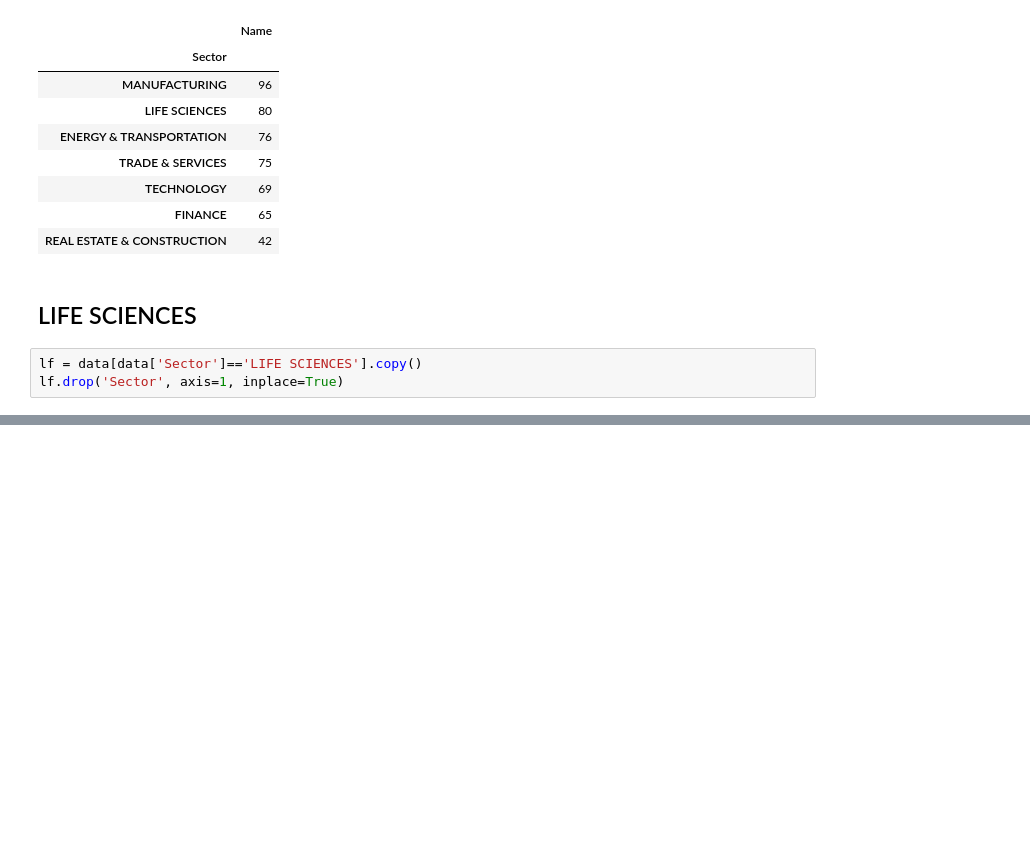
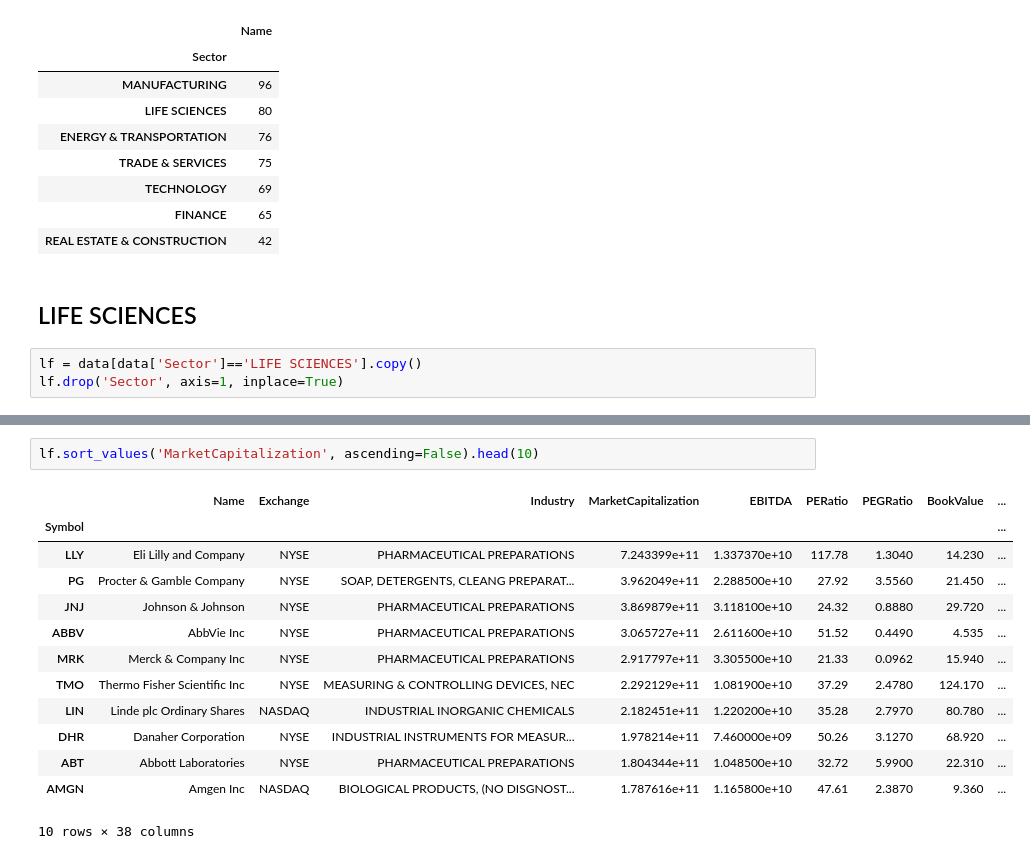
Before and after one commit to fadeeva/stock_market_research, a Jupyter notebook: Portfolio/Search_Review/Sectors_Review.ipynb, the cells around one changed output, grey strips where cells are left out. Cells and saved outputs as stored; diff of their text form; blank space fills up the shorter version.

```diff
--- a/Portfolio/Search_Review/Sectors_Review.ipynb
+++ b/Portfolio/Search_Review/Sectors_Review.ipynb
@@ -78,0 +101,16 @@ lf.head()
+# %%
+lf.sort_values('MarketCapitalization', ascending=False).head(10)
+# %% [output]
+|  | Name | Exchange | Industry | MarketCapitalization | EBITDA | PERatio | PEGRatio | BookValue | ... |
+| Symbol |  |  |  |  |  |  |  |  | ... |
+| LLY | Eli Lilly and Company | NYSE | PHARMACEUTICAL PREPARATIONS | 7.243399e+11 | 1.337370e+10 | 117.78 | 1.3040 | 14.230 | ... |
+| PG | Procter & Gamble Company | NYSE | SOAP, DETERGENTS, CLEANG PREPARAT... | 3.962049e+11 | 2.288500e+10 | 27.92 | 3.5560 | 21.450 | ... |
+| JNJ | Johnson & Johnson | NYSE | PHARMACEUTICAL PREPARATIONS | 3.869879e+11 | 3.118100e+10 | 24.32 | 0.8880 | 29.720 | ... |
+| ABBV | AbbVie Inc | NYSE | PHARMACEUTICAL PREPARATIONS | 3.065727e+11 | 2.611600e+10 | 51.52 | 0.4490 | 4.535 | ... |
+| MRK | Merck & Company Inc | NYSE | PHARMACEUTICAL PREPARATIONS | 2.917797e+11 | 3.305500e+10 | 21.33 | 0.0962 | 15.940 | ... |
+| TMO | Thermo Fisher Scientific Inc | NYSE | MEASURING & CONTROLLING DEVICES, NEC | 2.292129e+11 | 1.081900e+10 | 37.29 | 2.4780 | 124.170 | ... |
+| LIN | Linde plc Ordinary Shares | NASDAQ | INDUSTRIAL INORGANIC CHEMICALS | 2.182451e+11 | 1.220200e+10 | 35.28 | 2.7970 | 80.780 | ... |
+| DHR | Danaher Corporation | NYSE | INDUSTRIAL INSTRUMENTS FOR MEASUR... | 1.978214e+11 | 7.460000e+09 | 50.26 | 3.1270 | 68.920 | ... |
+| ABT | Abbott Laboratories | NYSE | PHARMACEUTICAL PREPARATIONS | 1.804344e+11 | 1.048500e+10 | 32.72 | 5.9900 | 22.310 | ... |
+| AMGN | Amgen Inc | NASDAQ | BIOLOGICAL PRODUCTS, (NO DISGNOST... | 1.787616e+11 | 1.165800e+10 | 47.61 | 2.3870 | 9.360 | ... |
+10 rows × 38 columns
```
Also changed, not shown: parts of 6 cells of this notebook.
